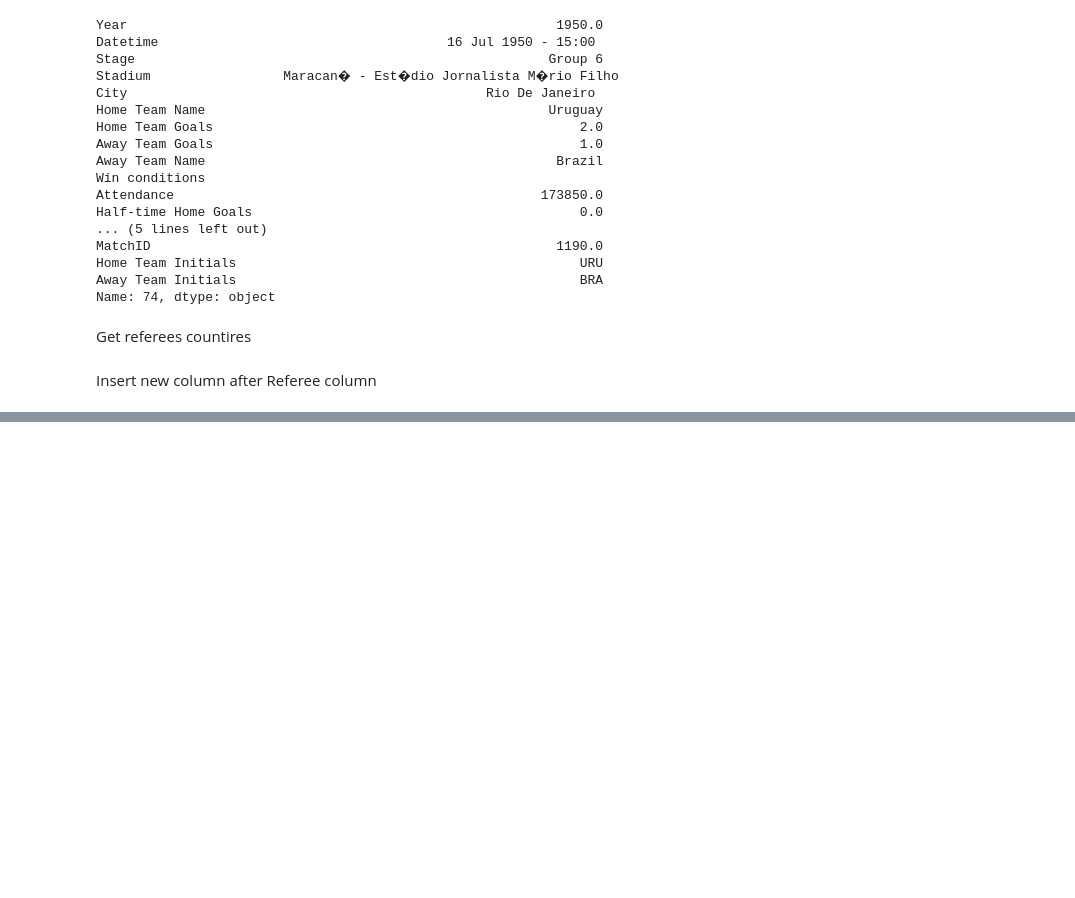
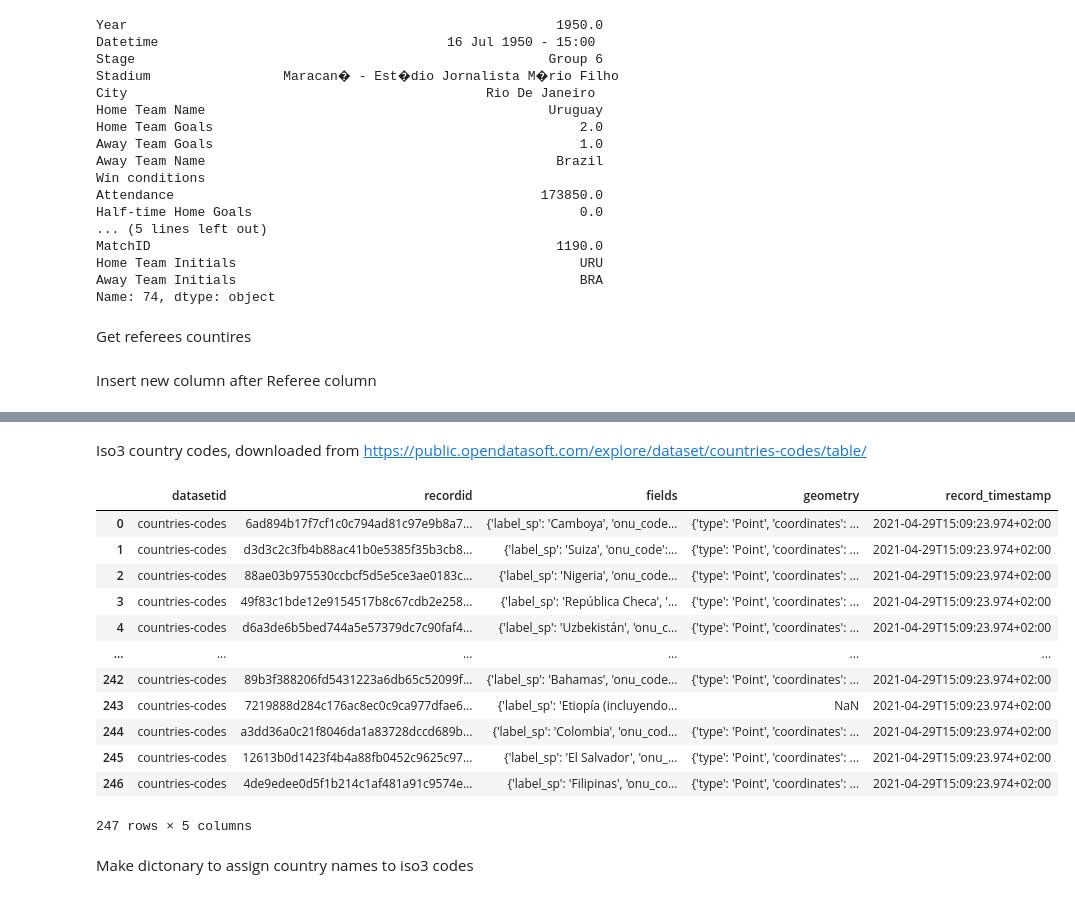
Before and after one commit to PatrykB-dot/notebooks, a Jupyter notebook: world_cup/Untitled.ipynb, the cells around one changed output, grey strips where cells are left out. Cells and saved outputs as stored; diff of their text form; code cells hidden in the pictures; blank space fills up the shorter version.

```diff
--- a/world_cup/Untitled.ipynb
+++ b/world_cup/Untitled.ipynb
@@ -117,0 +118,21 @@ df
+# %% [markdown]
+Iso3 country codes, downloaded from https://public.opendatasoft.com/explore/dataset/countries-codes/table/
+# %%
+countries_codes = pd.read_json('data/countries-codes.json')
+countries_codes
+# %% [output]
+|  | datasetid | recordid | fields | geometry | record_timestamp |
+| 0 | countries-codes | 6ad894b17f7cf1c0c794ad81c97e9b8a7... | {'label_sp': 'Camboya', 'onu_code... | {'type': 'Point', 'coordinates': ... | 2021-04-29T15:09:23.974+02:00 |
+| 1 | countries-codes | d3d3c2c3fb4b88ac41b0e5385f35b3cb8... | {'label_sp': 'Suiza', 'onu_code':... | {'type': 'Point', 'coordinates': ... | 2021-04-29T15:09:23.974+02:00 |
+| 2 | countries-codes | 88ae03b975530ccbcf5d5e5ce3ae0183c... | {'label_sp': 'Nigeria', 'onu_code... | {'type': 'Point', 'coordinates': ... | 2021-04-29T15:09:23.974+02:00 |
+| 3 | countries-codes | 49f83c1bde12e9154517b8c67cdb2e258... | {'label_sp': 'República Checa', '... | {'type': 'Point', 'coordinates': ... | 2021-04-29T15:09:23.974+02:00 |
+| 4 | countries-codes | d6a3de6b5bed744a5e57379dc7c90faf4... | {'label_sp': 'Uzbekistán', 'onu_c... | {'type': 'Point', 'coordinates': ... | 2021-04-29T15:09:23.974+02:00 |
+| ... | ... | ... | ... | ... | ... |
+| 242 | countries-codes | 89b3f388206fd5431223a6db65c52099f... | {'label_sp': 'Bahamas', 'onu_code... | {'type': 'Point', 'coordinates': ... | 2021-04-29T15:09:23.974+02:00 |
+| 243 | countries-codes | 7219888d284c176ac8ec0c9ca977dfae6... | {'label_sp': 'Etiopía (incluyendo... | NaN | 2021-04-29T15:09:23.974+02:00 |
+| 244 | countries-codes | a3dd36a0c21f8046da1a83728dccd689b... | {'label_sp': 'Colombia', 'onu_cod... | {'type': 'Point', 'coordinates': ... | 2021-04-29T15:09:23.974+02:00 |
+| 245 | countries-codes | 12613b0d1423f4b4a88fb0452c9625c97... | {'label_sp': 'El Salvador', 'onu_... | {'type': 'Point', 'coordinates': ... | 2021-04-29T15:09:23.974+02:00 |
+| 246 | countries-codes | 4de9edee0d5f1b214c1af481a91c9574e... | {'label_sp': 'Filipinas', 'onu_co... | {'type': 'Point', 'coordinates': ... | 2021-04-29T15:09:23.974+02:00 |
+247 rows × 5 columns
+# %% [markdown]
+Make dictonary to assign country names to iso3 codes
```
Also changed, not shown: parts of 4 cells of this notebook, 5 other files.
